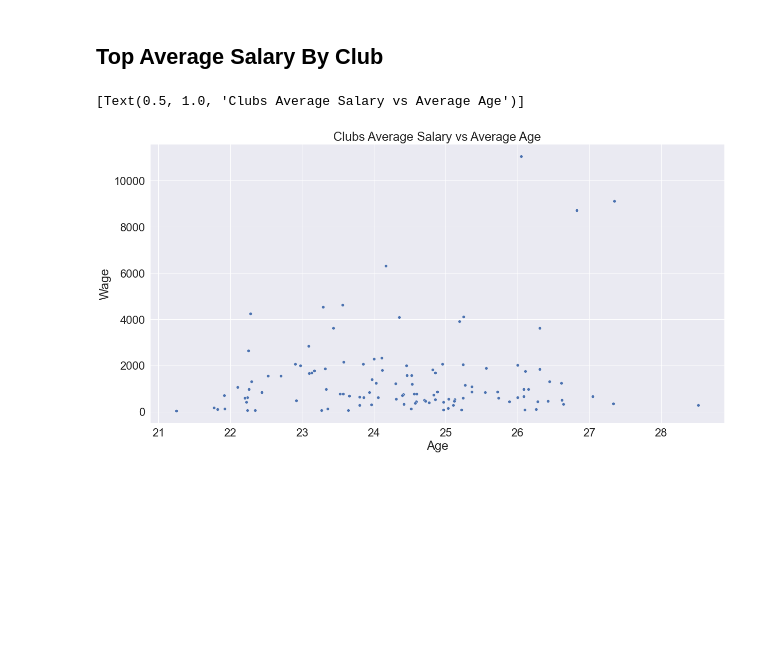
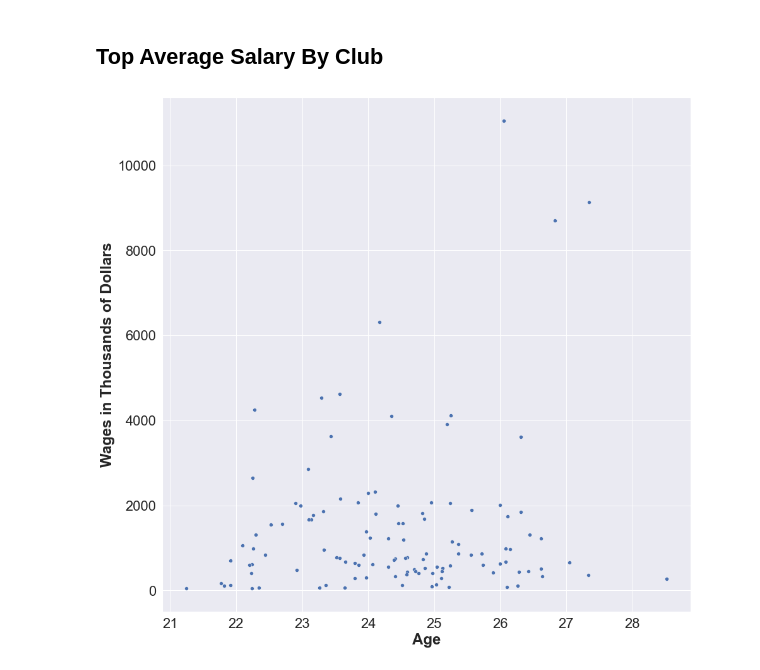
Before and after one commit to UWDSC-TCC/Soccer-player-data-viz, a Jupyter notebook: Soccer-data-viz.ipynb, the cells around one changed output. Saved outputs shown, nothing was run; the diff lists cells and outputs as text; code cells hidden in the pictures; blank space fills up the shorter version.

```diff
--- a/Soccer-data-viz.ipynb
+++ b/Soccer-data-viz.ipynb
@@ -10,6 +10,7 @@ import numpy as np
 soccer_df = pd.read_csv('SalaryPrediction.csv')
 soccer_df['Wage'] = soccer_df['Wage'].str.replace(',','').astype(int)
 soccer_df['Wage'] = soccer_df['Wage']/1000
+
+
+
 soccer_df
-
-sns.set(font_scale=2)
@@ -46,11 +97,14 @@ sns.boxplot(x='Position',y='Wage',data=top_50_salaries_removed)
 # %% [markdown]
 ## Top Average Salary By Club
 # %%
-plt.figure(figsize=(20, 10))
+plt.figure(figsize=(15, 15))
 Club_df = soccer_df.groupby('Club').mean()
 Club_df = Club_df.sort_values(by =['Wage'],ascending=False)
 Club_df_top_20 = Club_df.head(20)
-sns.scatterplot(data = Club_df, x="Age", y="Wage").set(title='Clubs Average Salary vs Average Age')
+dx = sns.scatterplot(data = Club_df, x="Age", y="Wage")
+dx.set(ylabel = "Wages in Thousands of Dollars")
+dx.yaxis.label.set(fontweight='bold')
+dx.xaxis.label.set(fontweight='bold')
+plt.savefig('clubaverage.png')
 # %% [output]
-[Text(0.5, 1.0, 'Clubs Average Salary vs Average Age')]
-[figure, old version]
+[figure, new version]
```
Also changed, not shown: parts of 6 cells of this notebook, 8 other files.
